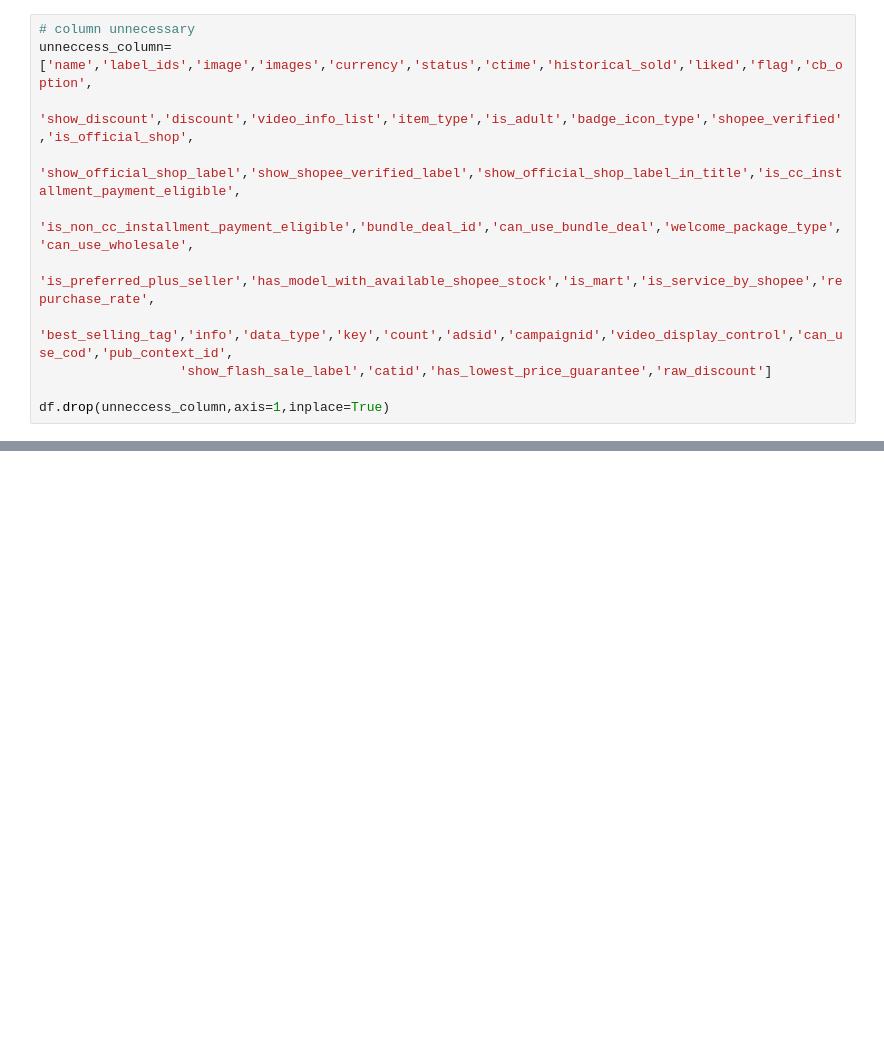
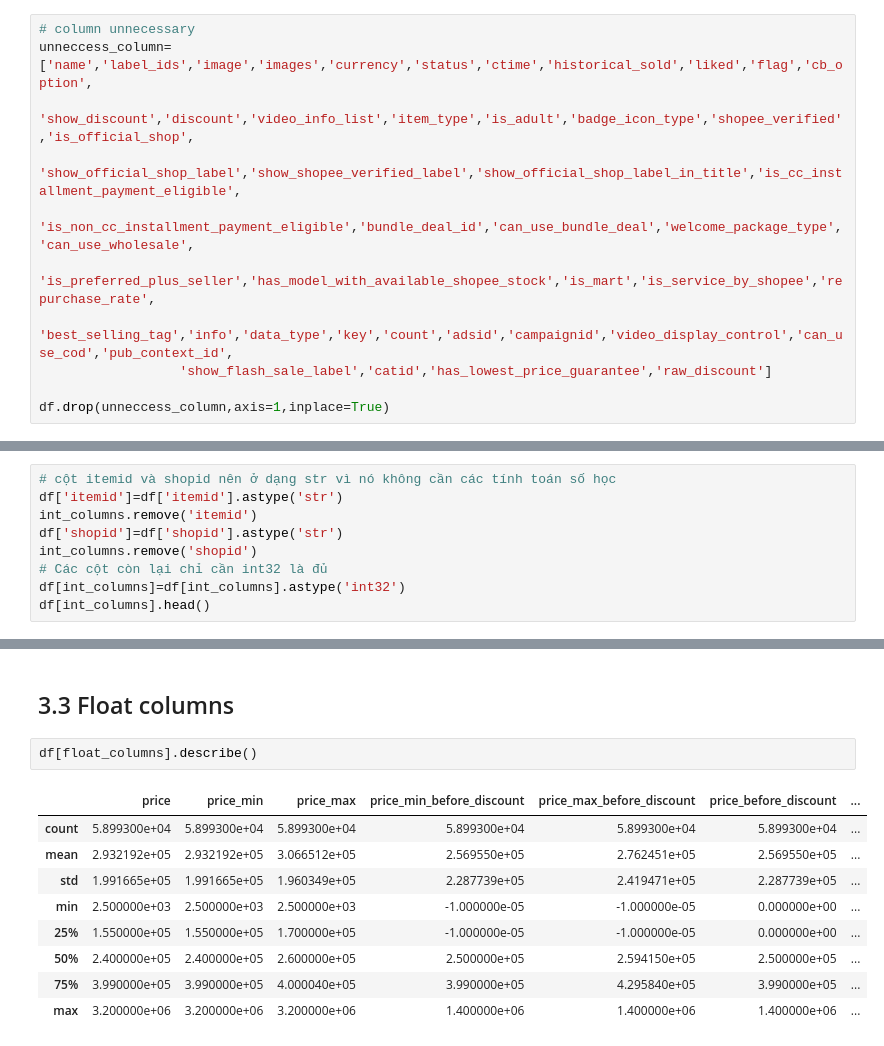
Before and after one commit to HThinhZ/AIDataAnalytics_Shopee-Project, a Jupyter notebook: preprocessing.ipynb, the cells around one changed output, grey strips where cells are left out. Saved outputs shown, nothing was run; the diff lists cells and outputs as text; blank space fills up the shorter version.

```diff
--- a/preprocessing.ipynb
+++ b/preprocessing.ipynb
@@ -152,0 +149,9 @@ memory usage: 1.4+ MB
+# %%
+# cột itemid và shopid nên ở dạng str vì nó không cần các tính toán số học
+df['itemid']=df['itemid'].astype('str')
+int_columns.remove('itemid')
+df['shopid']=df['shopid'].astype('str')
+int_columns.remove('shopid')
+# Các cột còn lại chỉ cần int32 là đủ
+df[int_columns]=df[int_columns].astype('int32')
+df[int_columns].head()
@@ -152,0 +165,14 @@ memory usage: 1.4+ MB
+# %% [markdown]
+## 3.3 Float columns
+# %%
+df[float_columns].describe()
+# %% [output]
+|  | price | price_min | price_max | price_min_before_discount | price_max_before_discount | price_before_discount | ... |
+| count | 5.899300e+04 | 5.899300e+04 | 5.899300e+04 | 5.899300e+04 | 5.899300e+04 | 5.899300e+04 | ... |
+| mean | 2.932192e+05 | 2.932192e+05 | 3.066512e+05 | 2.569550e+05 | 2.762451e+05 | 2.569550e+05 | ... |
+| std | 1.991665e+05 | 1.991665e+05 | 1.960349e+05 | 2.287739e+05 | 2.419471e+05 | 2.287739e+05 | ... |
+| min | 2.500000e+03 | 2.500000e+03 | 2.500000e+03 | -1.000000e-05 | -1.000000e-05 | 0.000000e+00 | ... |
+| 25% | 1.550000e+05 | 1.550000e+05 | 1.700000e+05 | -1.000000e-05 | -1.000000e-05 | 0.000000e+00 | ... |
+| 50% | 2.400000e+05 | 2.400000e+05 | 2.600000e+05 | 2.500000e+05 | 2.594150e+05 | 2.500000e+05 | ... |
+| 75% | 3.990000e+05 | 3.990000e+05 | 4.000040e+05 | 3.990000e+05 | 4.295840e+05 | 3.990000e+05 | ... |
+| max | 3.200000e+06 | 3.200000e+06 | 3.200000e+06 | 1.400000e+06 | 1.400000e+06 | 1.400000e+06 | ... |
```
Also changed, not shown: parts of 19 cells of this notebook.
